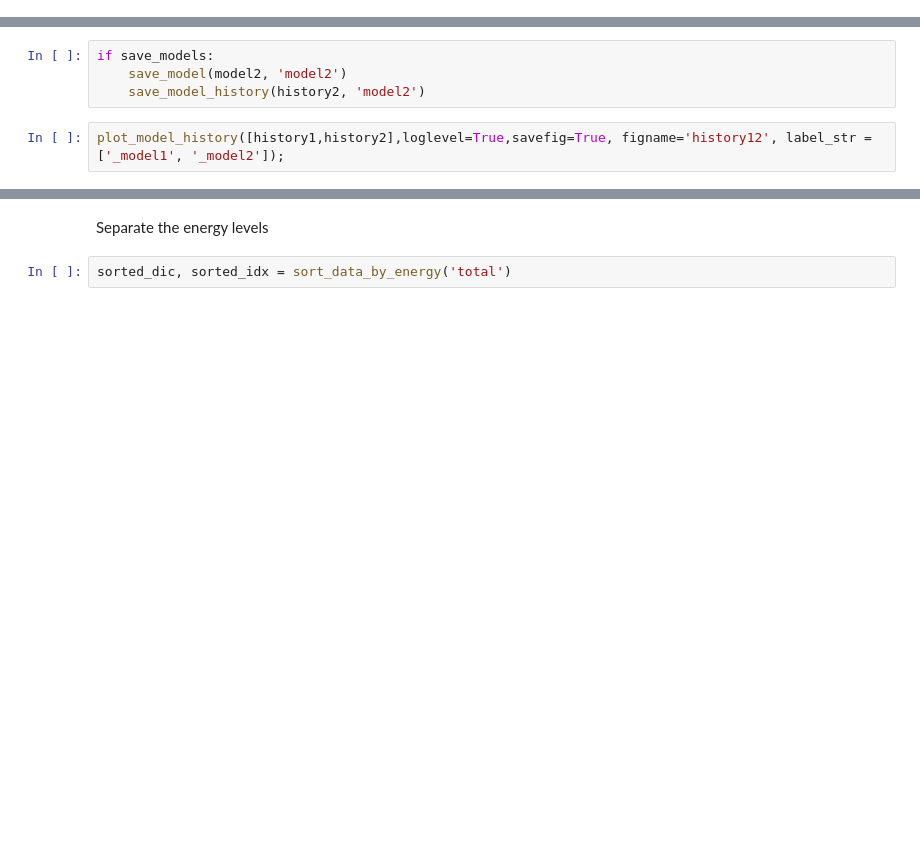
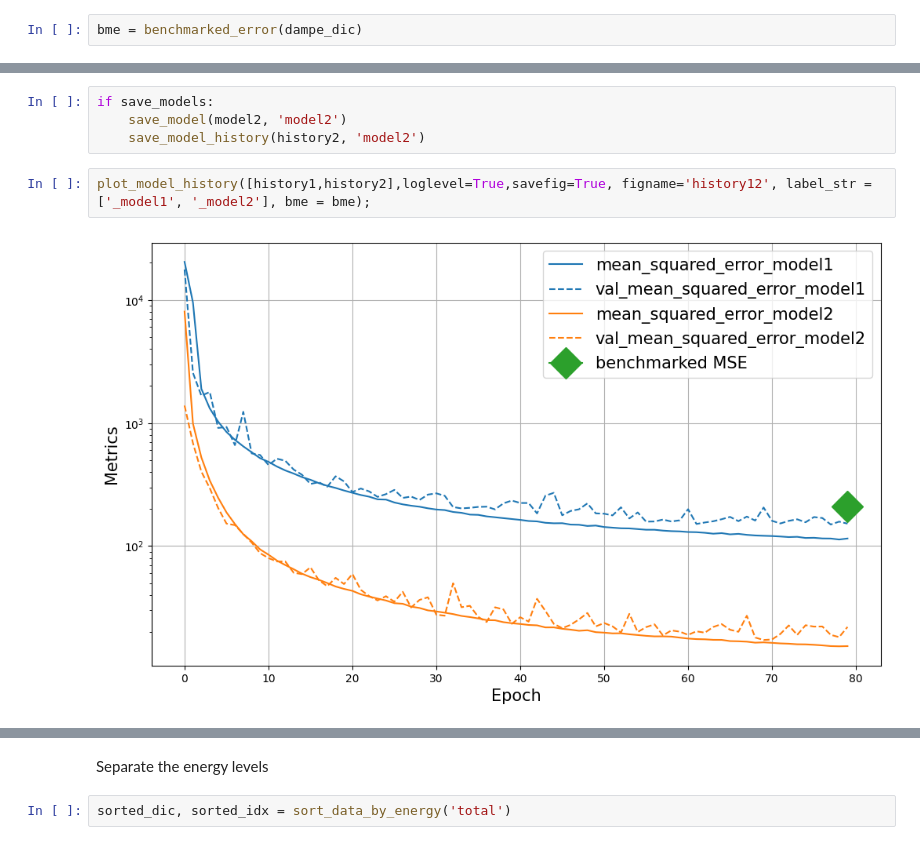
Before and after one commit to adam-eva/dampe-calorimeter, a Jupyter notebook: DataLoading.ipynb, the cells around one changed output, grey strips where cells are left out. Drawn from its saved outputs; the diff is of its cells as text; blank space fills up the shorter version.

```diff
--- a/DataLoading.ipynb
+++ b/DataLoading.ipynb
@@ -136,3 +140,5 @@ plot_split_distribution(dampe_dic, xy_train, xy_val, xy_test, figname='split_dis
+# %%
+bme = benchmarked_error(dampe_dic)
 # %%
 if load_models:
     model1   = keras.saving.load_model('./models/model1.keras')
@@ -160,7 +202,9 @@ if save_models:
     save_model(model2, 'model2')
     save_model_history(history2, 'model2')
 # %%
-plot_model_history([history1,history2],loglevel=True,savefig=True, figname='history12', label_str = ['_model1', '_model2']);
+plot_model_history([history1,history2],loglevel=True,savefig=True, figname='history12', label_str = ['_model1', '_model2'], bme = bme);
+# %% [output]
+[figure, added]
 # %%
 # Predict from the validation
 xy_prediction = model1.predict(Im_val)
```
Also changed, not shown: parts of 11 cells of this notebook, 9 other files.
